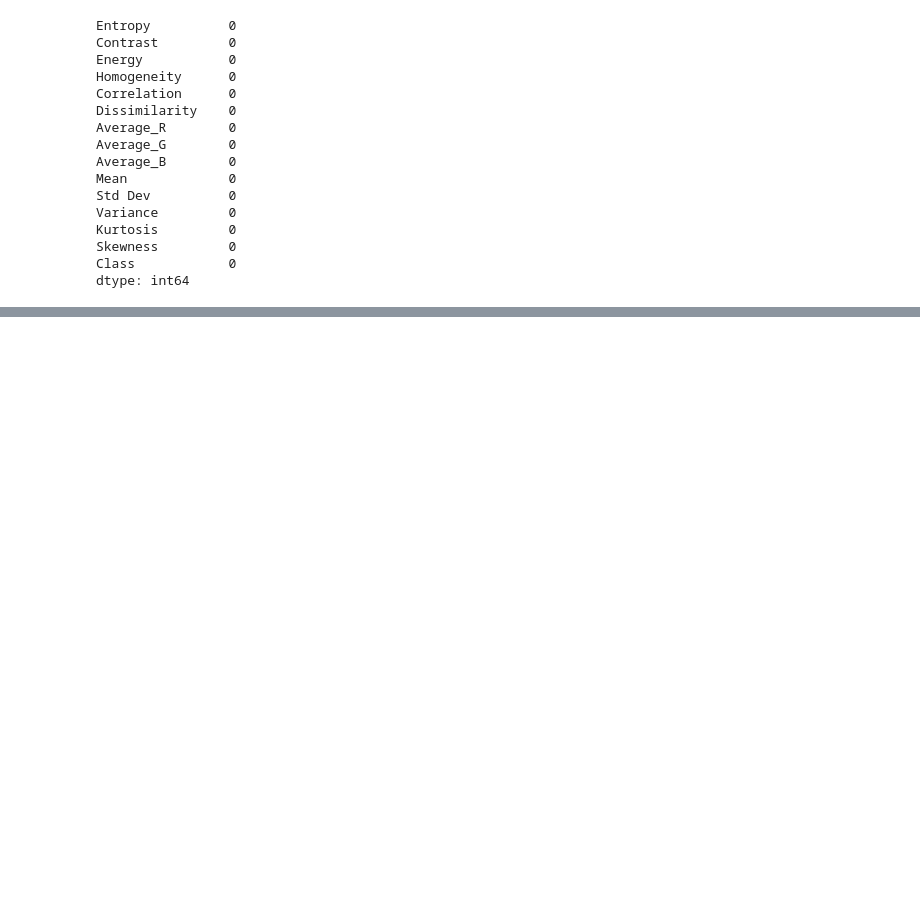
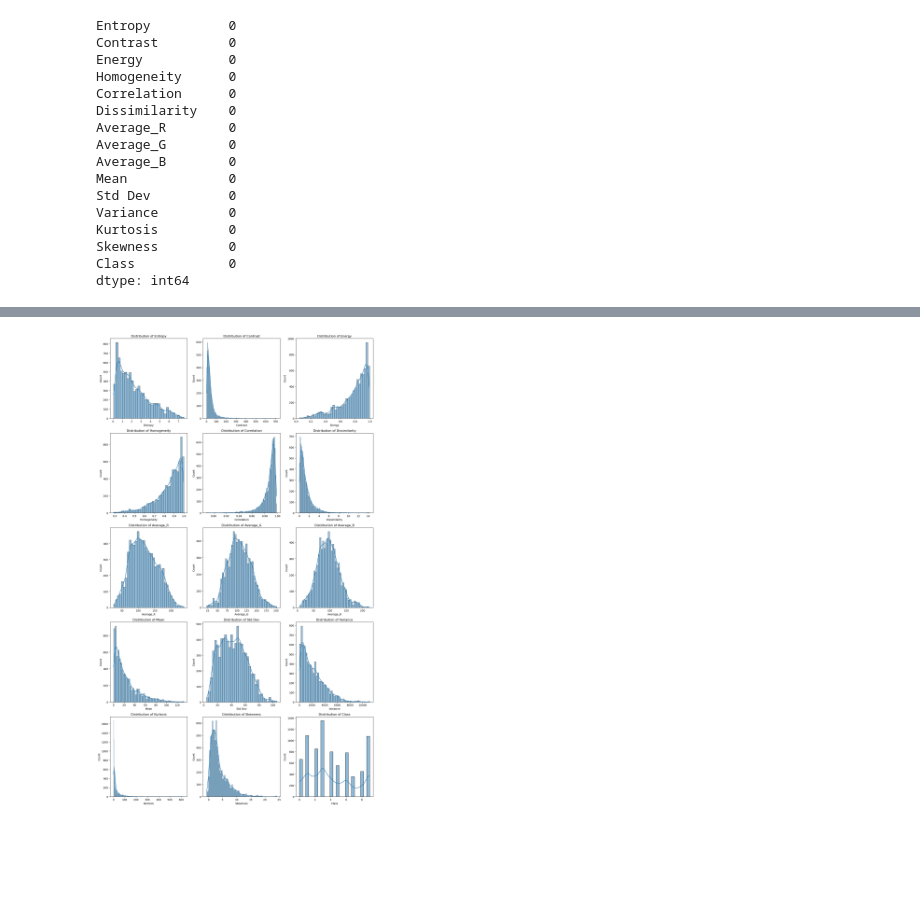
Before and after one commit to PriscilaDenise/ML-PROJECTS, a Jupyter notebook: No. 1/model_1.ipynb, the cells around one changed output, grey strips where cells are left out. Drawn from its saved outputs; the diff is of its cells as text; code cells hidden in the pictures; blank space fills up the shorter version.

Commit message:
checking for distribution of column data

```diff
--- a/No. 1/model_1.ipynb
+++ b/No. 1/model_1.ipynb
@@ -28,0 +26,4 @@ df_train.head()
+# %%
+# Load data
+train_df = pd.read_csv('fish_disease_train.csv')
+test_df = pd.read_csv('fish_disease_test.csv')
@@ -61,0 +84,15 @@ df_test.head()
+# %%
+# Visualize feature distributions (histograms)
+num_features = train_df.shape[1]
+fig, axes = plt.subplots(nrows=(num_features // 3) + 1, ncols=3, figsize=(15, 5 * ((num_features // 3) + 1)))
+axes = axes.flatten()
+for i, col in enumerate(train_df.columns):
+    sns.histplot(train_df[col], kde=True, ax=axes[i])
+    axes[i].set_title(f'Distribution of {col}')
+for j in range(i + 1, len(axes)):
+    axes[j].axis('off')
+plt.tight_layout()
+plt.savefig('feature_histograms.png')
+plt.show()
+# %% [output]
+[figure, added]
```
Also changed, not shown: parts of 15 cells of this notebook, 1 other file.
